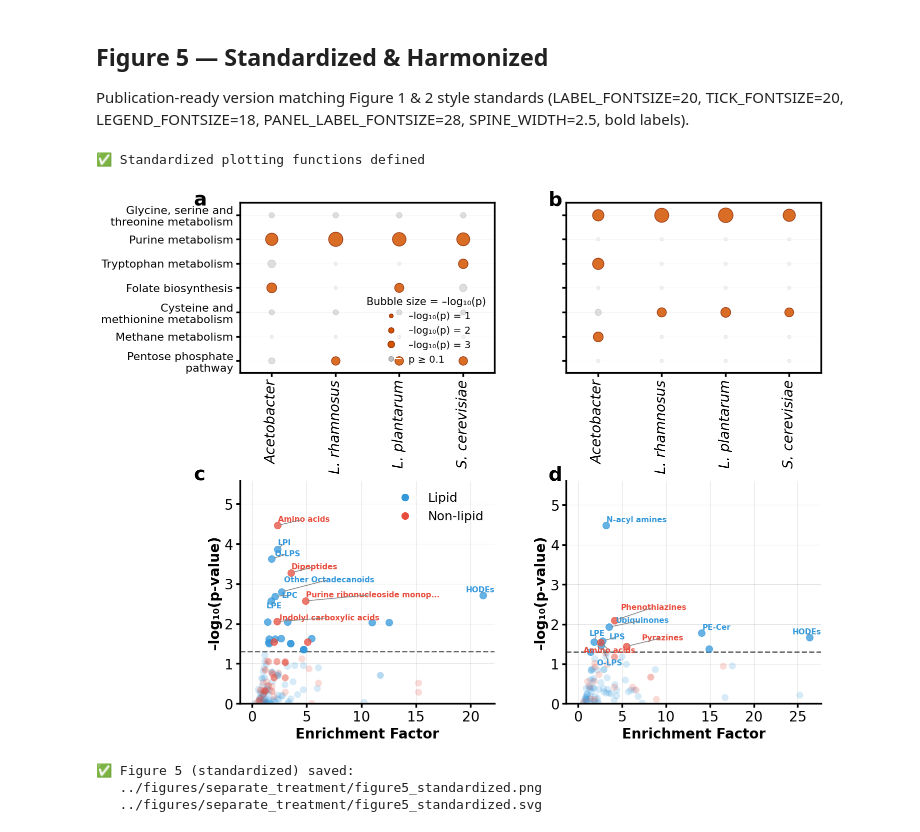
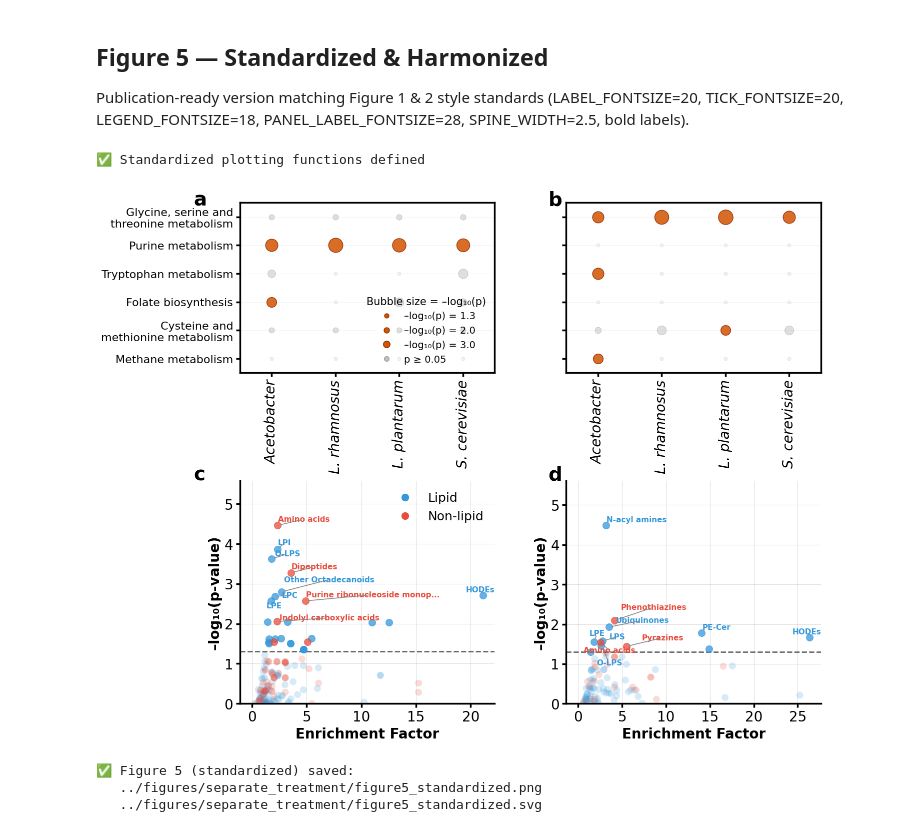
Before and after one commit to AlejandroMC28/cassava_cocoyam_fermentation_study, a Jupyter notebook: notebooks/figure5.ipynb, the cells around one changed output. Drawn from its saved outputs; the diff is of its cells as text; code cells hidden in the pictures.

```diff
--- a/notebooks/figure5.ipynb
+++ b/notebooks/figure5.ipynb
@@ -35,7 +35,7 @@ SAVE_PNG = f'{OUTPUT_DIR}/figure5_pathway_enrichment.png'
 SAVE_SVG = f'{OUTPUT_DIR}/figure5_pathway_enrichment.svg'
 
 # Significance thresholds
-P_THRESHOLD_MICRO = 0.1   # p-value threshold for microbial models
+P_THRESHOLD_MICRO = 0.05   # p-value threshold for microbial models
 P_THRESHOLD_SUB = 0.05    # p-value threshold for subclass scatter
 MIN_HITS = 2              # minimum hits for significance
 
@@ -683,17 +682,17 @@ gs  = gridspec.GridSpec(2, 2,
 ax_a = fig.add_subplot(gs[0, 0])
 plot_bubble_grid_std(ax_a, cas_nlp, cas_hits, show_ylabels=True)
 
-sizes_demo = [1.0, 2.0, 3.0]
+sizes_demo = [1.3, 2.0, 3.0]
 bleg = []
 for s in sizes_demo:
     ms = np.sqrt(np.clip(s * 150, 60, 800)) / 2.2
     bleg.append(Line2D([0], [0], marker='o', color='w',
                        markerfacecolor=SIG_COLOR_STD,
                        markeredgecolor='#8B2500', markersize=ms,
-                       label=f'–log₁₀(p) = {s:.0f}'))
+                       label=f'–log₁₀(p) = {s:.1f}'))
 bleg.append(Line2D([0], [0], marker='o', color='w',
                    markerfacecolor=NONSIG_COLOR_STD,
-                   markeredgecolor='#999999', markersize=7, label='p ≥ 0.1'))
+                   markeredgecolor='#999999', markersize=7, label='p ≥ 0.05'))
 ax_a.legend(handles=bleg, loc='lower right', fontsize=LEGEND_FONTSIZE - 4,
             frameon=True, fancybox=False, edgecolor='black', framealpha=0,
             title='Bubble size = –log₁₀(p)', title_fontsize=LEGEND_FONTSIZE - 3)
@@ -703,34 +702,34 @@ ax_a.text(-0.18, 1.07, 'a', transform=ax_a.transAxes,
 # ── Panel B: Cocoyam — Microbial Model Enrichment ─────────────────────────────
 ax_b = fig.add_subplot(gs[0, 1])
 plot_bubble_grid_std(ax_b, coc_nlp, coc_hits, show_ylabels=False)
 ax_b.text(-0.07, 1.07, 'b', transform=ax_b.transAxes,
           fontsize=PANEL_LABEL_FONTSIZE, fontweight='bold', va='top')
 
 # ── Panel C: Cassava — Chemical Subclass Enrichment ───────────────────────────
 ax_c = fig.add_subplot(gs[1, 0])
 plot_subclass_scatter_std(ax_c, cas_sub, show_legend=True)
 ax_c.text(-0.18, 1.07, 'c', transform=ax_c.transAxes,
           fontsize=PANEL_LABEL_FONTSIZE, fontweight='bold', va='top')
 
 # ── Panel D: Cocoyam — Chemical Subclass Enrichment ───────────────────────────
 ax_d = fig.add_subplot(gs[1, 1])
 plot_subclass_scatter_std(ax_d, coc_sub, show_legend=False)
 ax_d.text(-0.07, 1.07, 'd', transform=ax_d.transAxes,
           fontsize=PANEL_LABEL_FONTSIZE, fontweight='bold', va='top')
 
 # ── Save ──────────────────────────────────────────────────────────────────────
 out_png = f'{OUTPUT_DIR}/figure5_standardized.png'
 out_svg = f'{OUTPUT_DIR}/figure5_standardized.svg'
 plt.savefig(out_png, dpi=300, bbox_inches='tight', facecolor='white')
 plt.savefig(out_svg, format='svg', bbox_inches='tight', facecolor='white')
 plt.show()
 
 print(f"\n✅ Figure 5 (standardized) saved:")
 print(f"   {out_png}")
 print(f"   {out_svg}")
 # %% [output]
 ✅ Standardized plotting functions defined
-[figure, old version]
+[figure, new version]
 ✅ Figure 5 (standardized) saved:
    ../figures/separate_treatment/figure5_standardized.png
    ../figures/separate_treatment/figure5_standardized.svg
```
Also changed, not shown: parts of 4 cells of this notebook, 4 other files.
